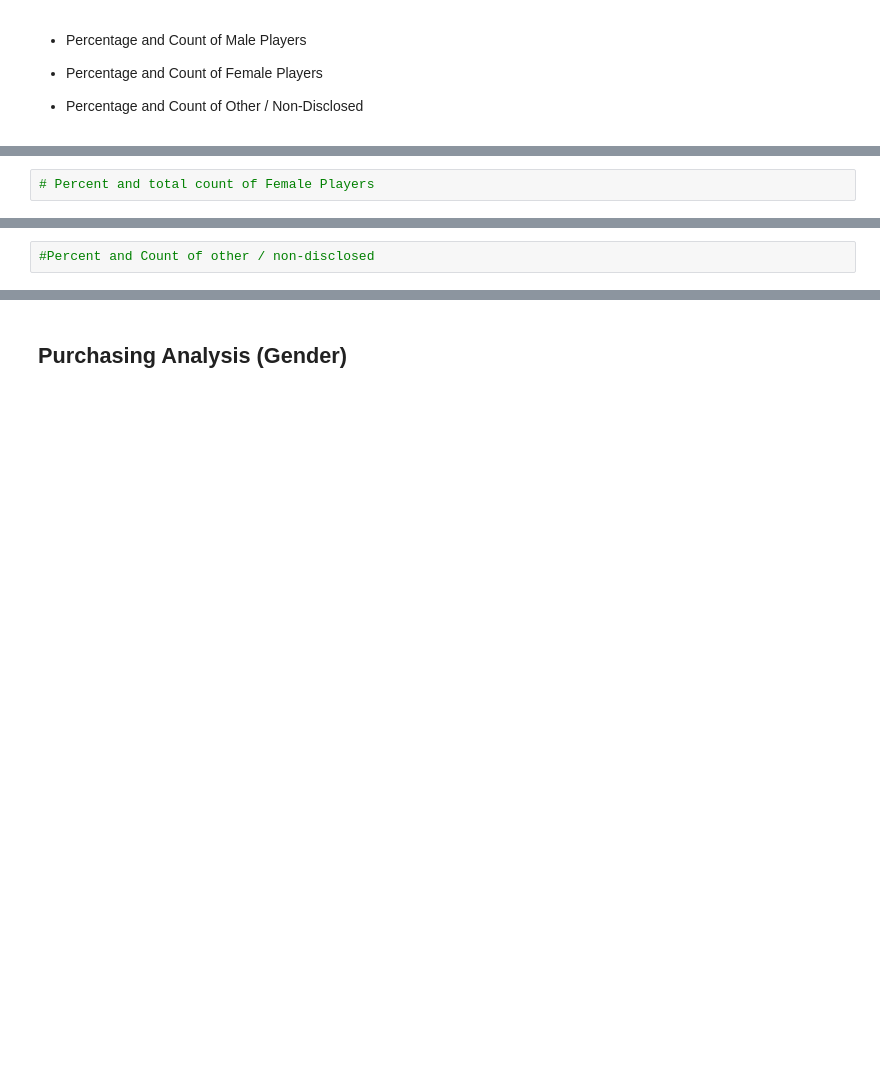
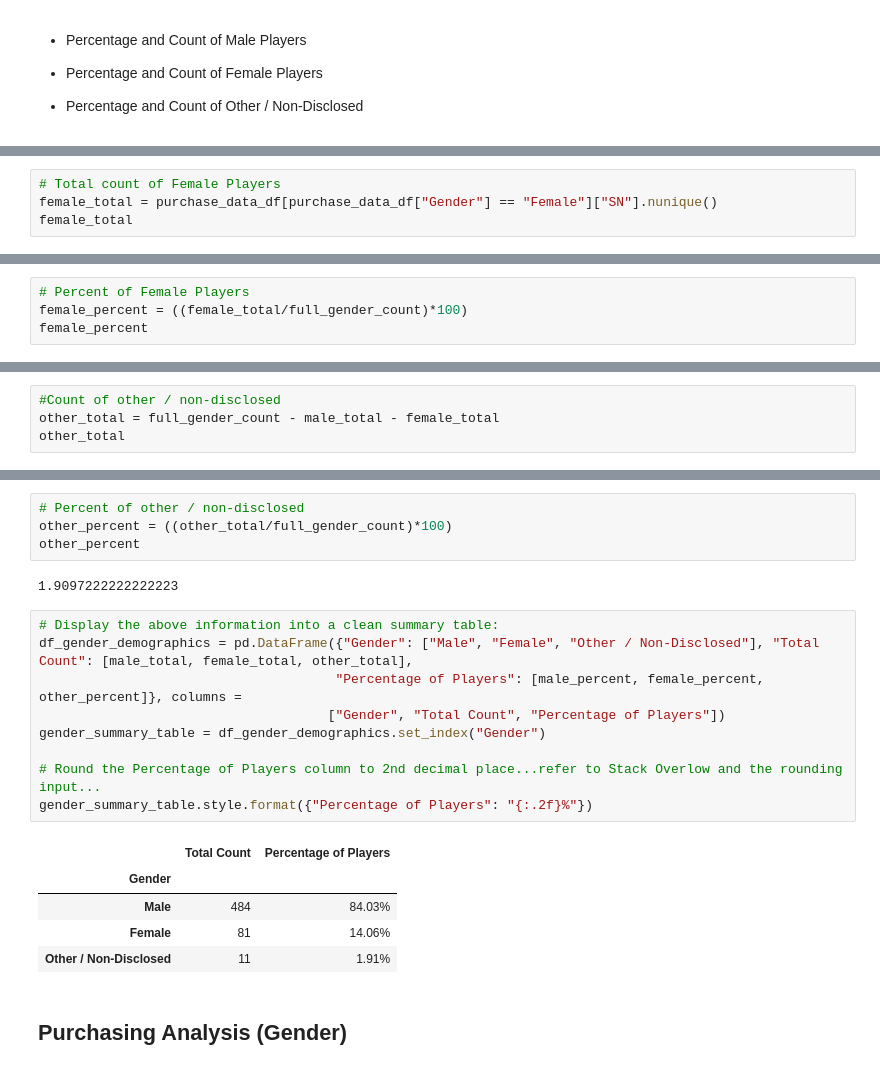
Before and after one commit to todd-tuchek/pandas-challenge, a Jupyter notebook: Heroes of Pymoli/HeroesOfPymoli_starter.ipynb, the cells around one changed output, grey strips where cells are left out. Cells and saved outputs as stored; diff of their text form; blank space fills up the shorter version.

```diff
--- a/Heroes of Pymoli/HeroesOfPymoli_starter.ipynb
+++ b/Heroes of Pymoli/HeroesOfPymoli_starter.ipynb
@@ -126,0 +134,4 @@ malecount
+# %%
+# Total count of Female Players
+female_total = purchase_data_df[purchase_data_df["Gender"] == "Female"]["SN"].nunique()
+female_total
@@ -127,2 +140,4 @@ malecount
 # %%
-# Percent and total count of Female Players
+# Percent of Female Players
+female_percent = ((female_total/full_gender_count)*100)
+female_percent
@@ -129,2 +146,4 @@ malecount
 # %%
-#Percent and Count of other / non-disclosed
+#Count of other / non-disclosed
+other_total = full_gender_count - male_total - female_total
+other_total
@@ -137,3 +152,24 @@ malecount
+# %%
+# Percent of other / non-disclosed
+other_percent = ((other_total/full_gender_count)*100)
+other_percent
+# %% [output]
+1.9097222222222223
+# %%
+# Display the above information into a clean summary table:
+df_gender_demographics = pd.DataFrame({"Gender": ["Male", "Female", "Other / Non-Disclosed"], "Total Count": [male_total, female_total, other_total],
+                                      "Percentage of Players": [male_percent, female_percent, other_percent]}, columns =
+                                     ["Gender", "Total Count", "Percentage of Players"])
+gender_summary_table = df_gender_demographics.set_index("Gender")
+
+# Round the Percentage of Players column to 2nd decimal place...refer to Stack Overlow and the rounding input...
+gender_summary_table.style.format({"Percentage of Players": "{:.2f}%"})
+# %% [output]
+|  | Total Count | Percentage of Players |
+| Gender |  |  |
+| Male | 484 | 84.03% |
+| Female | 81 | 14.06% |
+| Other / Non-Disclosed | 11 | 1.91% |
 # %% [markdown]
 
 ## Purchasing Analysis (Gender)
```
Also changed, not shown: parts of 42 cells of this notebook.
